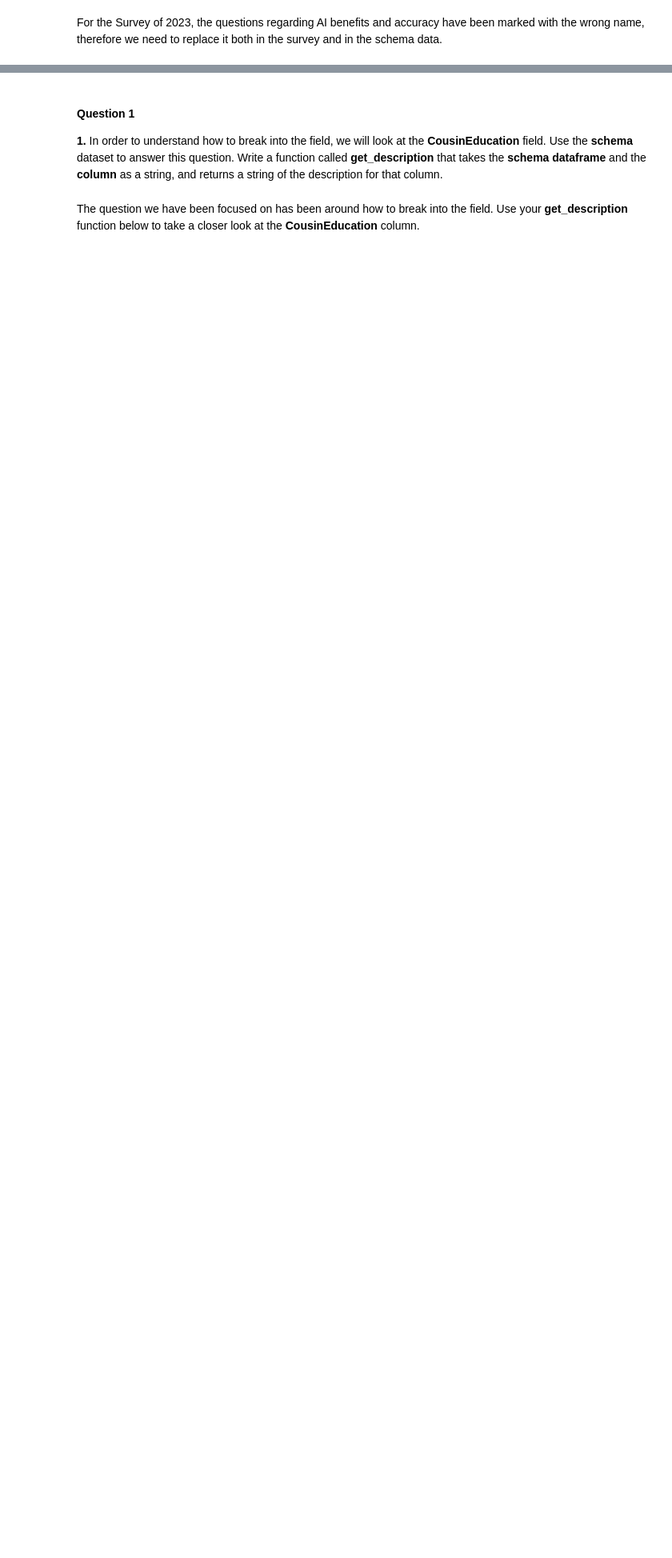
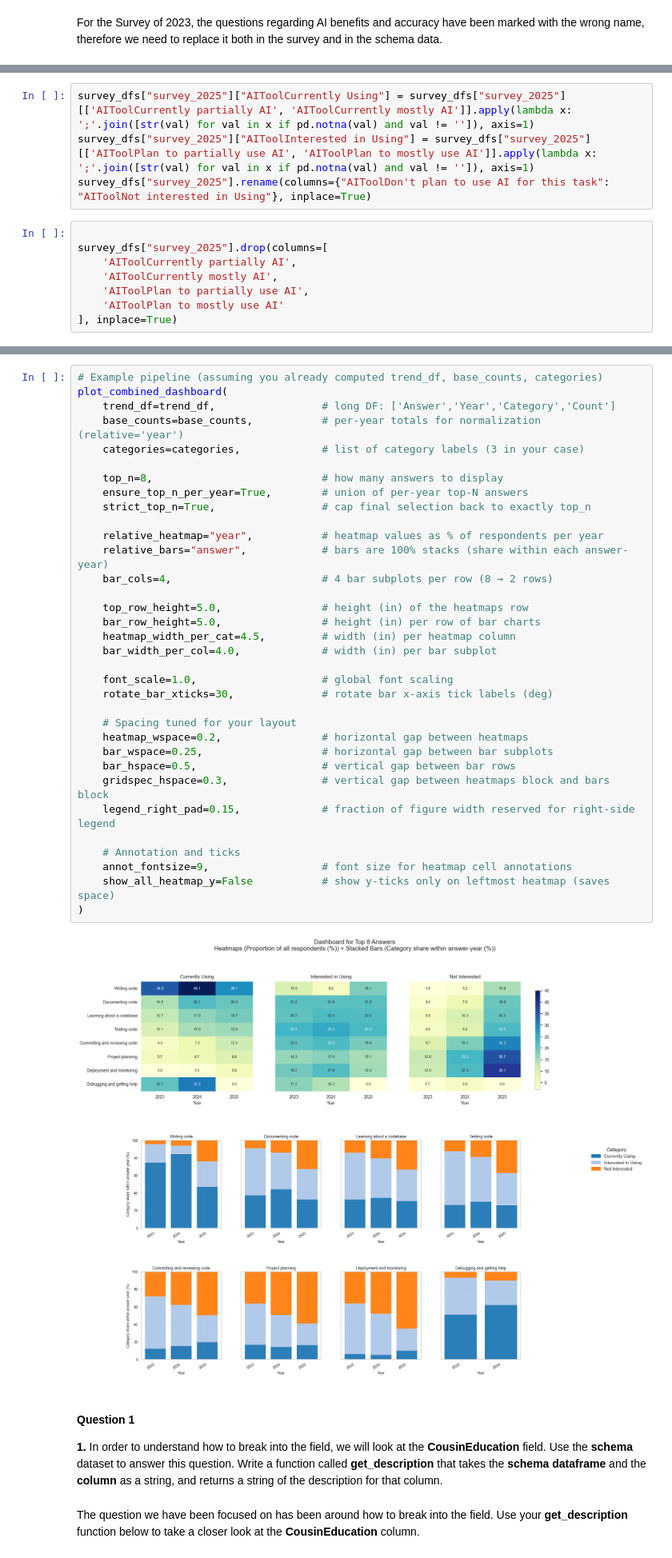
Before and after one commit to UUJI17D/StackoverflowSurvey_UpskillingProject, a Jupyter notebook: Project.ipynb, the cells around one changed output, grey strips where cells are left out. Shown at 80% size. Saved outputs shown, nothing was run; the diff lists cells and outputs as text; blank space fills up the shorter version.

Commit message:
...forgot to save

```diff
--- a/Project.ipynb
+++ b/Project.ipynb
@@ -887,0 +791,12 @@ Error:
+# %%
+survey_dfs["survey_2025"]["AIToolCurrently Using"] = survey_dfs["survey_2025"][['AIToolCurrently partially AI', 'AIToolCurrently mostly AI']].apply(lambda x: ';'.join([str(val) for val in x if pd.notna(val) and val != '']), axis=1)
+survey_dfs["survey_2025"]["AIToolInterested in Using"] = survey_dfs["survey_2025"][['AIToolPlan to partially use AI', 'AIToolPlan to mostly use AI']].apply(lambda x: ';'.join([str(val) for val in x if pd.notna(val) and val != '']), axis=1)
+survey_dfs["survey_2025"].rename(columns={"AIToolDon't plan to use AI for this task": "AIToolNot interested in Using"}, inplace=True)
+# %%
+
+survey_dfs["survey_2025"].drop(columns=[
+    'AIToolCurrently partially AI',
+    'AIToolCurrently mostly AI',
+    'AIToolPlan to partially use AI',
+    'AIToolPlan to mostly use AI'
+], inplace=True)
@@ -888,3 +1340,39 @@ Error:
+# %%
+# Example pipeline (assuming you already computed trend_df, base_counts, categories)
+plot_combined_dashboard(
+    trend_df=trend_df,                 # long DF: ['Answer','Year','Category','Count']
+    base_counts=base_counts,           # per-year totals for normalization (relative='year')
+    categories=categories,             # list of category labels (3 in your case)
+
+    top_n=8,                           # how many answers to display
+    ensure_top_n_per_year=True,        # union of per-year top-N answers
+    strict_top_n=True,                 # cap final selection back to exactly top_n
+
+    relative_heatmap="year",           # heatmap values as % of respondents per year
+    relative_bars="answer",            # bars are 100% stacks (share within each answer-year)
+    bar_cols=4,                        # 4 bar subplots per row (8 → 2 rows)
+
+    top_row_height=5.0,                # height (in) of the heatmaps row
+    bar_row_height=5.0,                # height (in) per row of bar charts
+    heatmap_width_per_cat=4.5,         # width (in) per heatmap column
+    bar_width_per_col=4.0,             # width (in) per bar subplot
+
+    font_scale=1.0,                    # global font scaling
+    rotate_bar_xticks=30,              # rotate bar x-axis tick labels (deg)
+
+    # Spacing tuned for your layout
+    heatmap_wspace=0.2,                # horizontal gap between heatmaps
+    bar_wspace=0.25,                   # horizontal gap between bar subplots
+    bar_hspace=0.5,                    # vertical gap between bar rows
+    gridspec_hspace=0.3,               # vertical gap between heatmaps block and bars block
+    legend_right_pad=0.15,             # fraction of figure width reserved for right-side legend
+
+    # Annotation and ticks
+    annot_fontsize=9,                  # font size for heatmap cell annotations
+    show_all_heatmap_y=False           # show y-ticks only on leftmost heatmap (saves space)
+)
+# %% [output]
+[figure, added]
 # %% [markdown]
 #### Question 1
 
```
Also changed, not shown: parts of 60 cells of this notebook.
